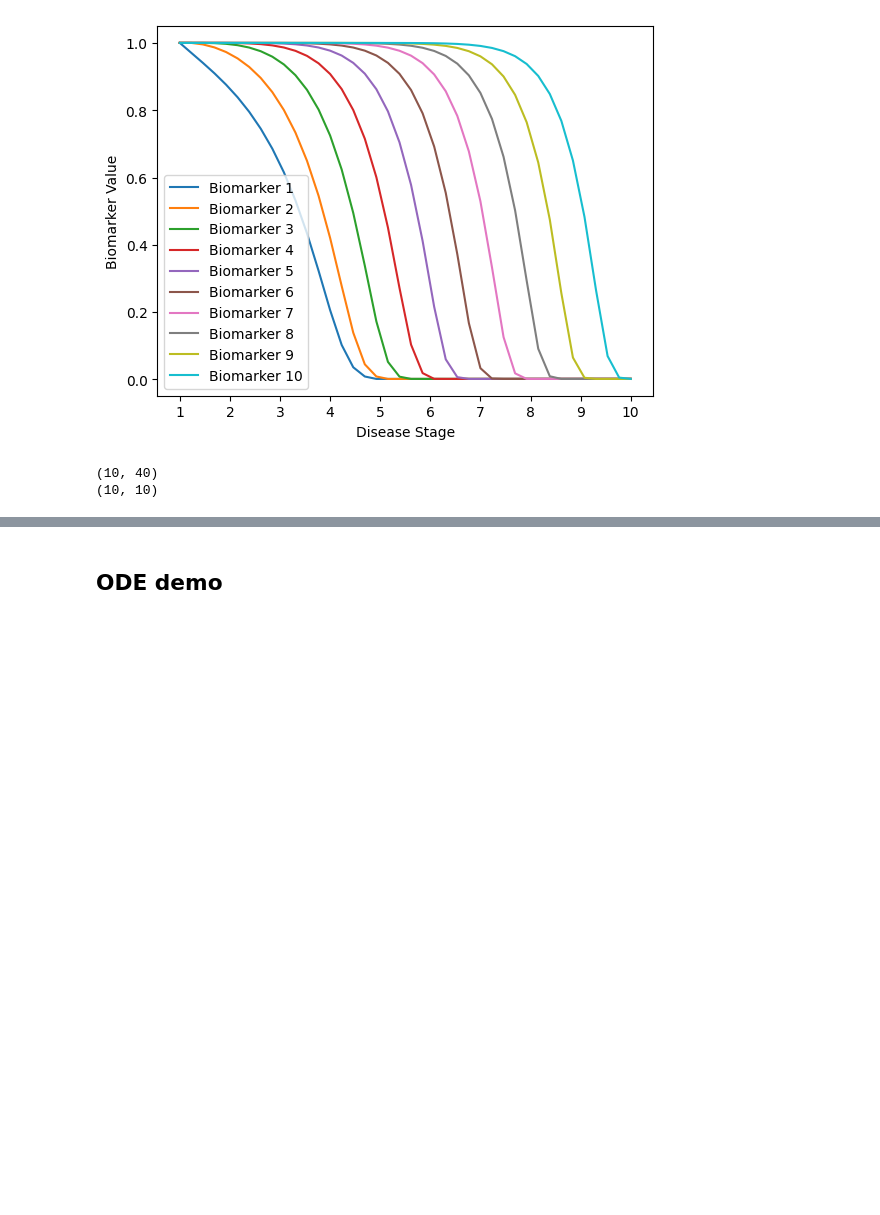
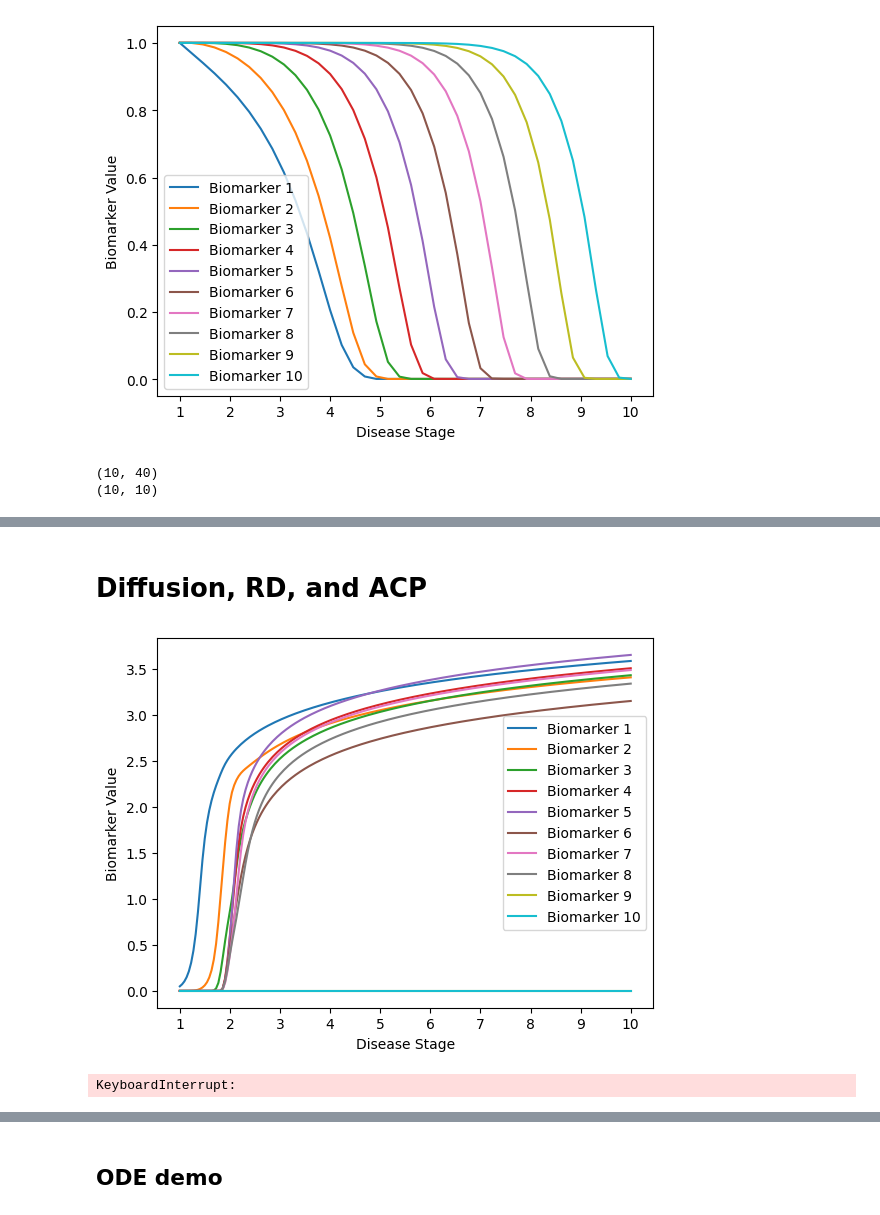
Before and after one commit to LAMCIG/Progression_models_simulations, a Jupyter notebook: notebooks/9-connectivity_prior.ipynb, the cells around one changed output, grey strips where cells are left out. Saved outputs shown, nothing was run; the diff lists cells and outputs as text; code cells hidden in the pictures; blank space fills up the shorter version.

```diff
--- a/notebooks/9-connectivity_prior.ipynb
+++ b/notebooks/9-connectivity_prior.ipynb
@@ -75,0 +70,23 @@ Kendall's Tau: 0.9999999999999999
+# %% [markdown]
+# Diffusion, RD, and ACP
+# %%
+n_biomarker_stages = 10
+model_type = 'acp'
+
+# generate the canonical model
+canonical_generator = CanonicalGenerator(n_biomarker_stages, model_type)
+canonical_generator.plot_disease_progression()
+prior = canonical_generator.get_prior()
+
+# generate patient samples
+sample_generator = SampleGenerator(canonical_generator, n_patients = 1000, add_noise=True, noise_std=0.1, random_state=2, skewness=-1)
+patient_samples = sample_generator.patient_samples
+# %% [output]
+[figure, added]
+# %%
+analyzer = DiseaseProgressionAnalyzer(patient_samples)
+analyzer.set_prior(prior = None)
+likelihood_matrix = analyzer.run_analysis('ebm')
+analyzer.ebm_analyzer.summary()
+# %% [output]
+KeyboardInterrupt:
```
Also changed, not shown: parts of 5 cells of this notebook, 3 other files.
